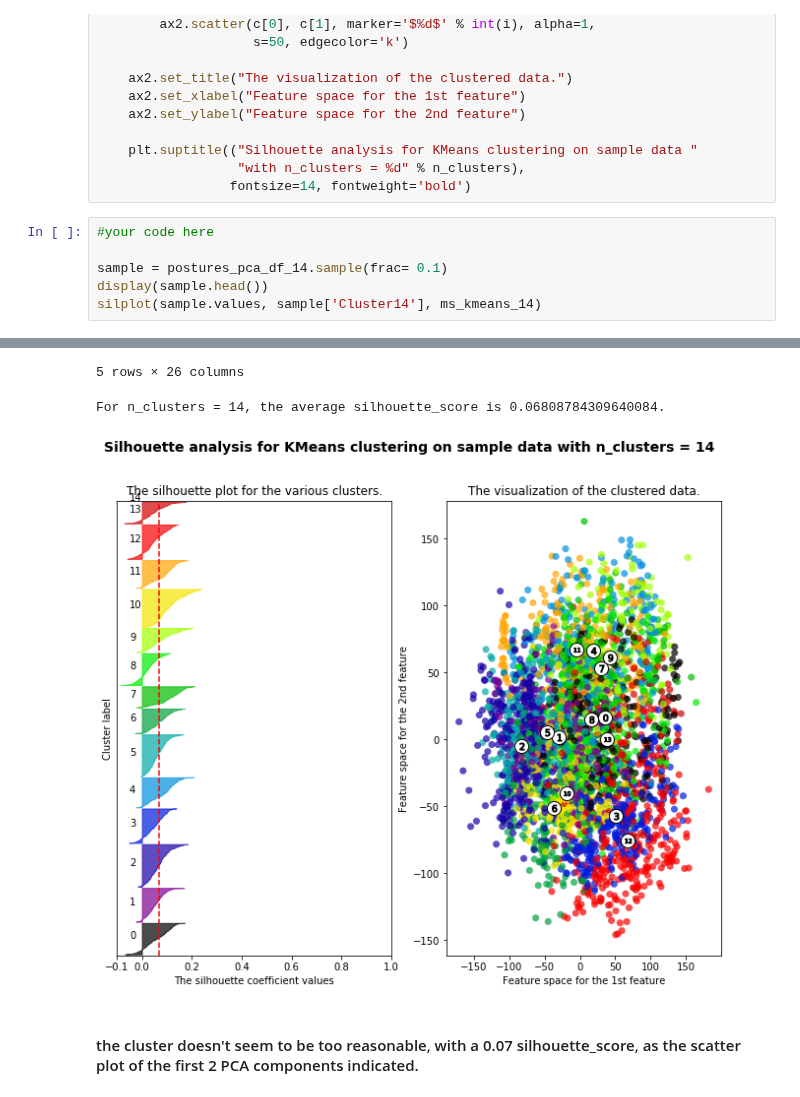
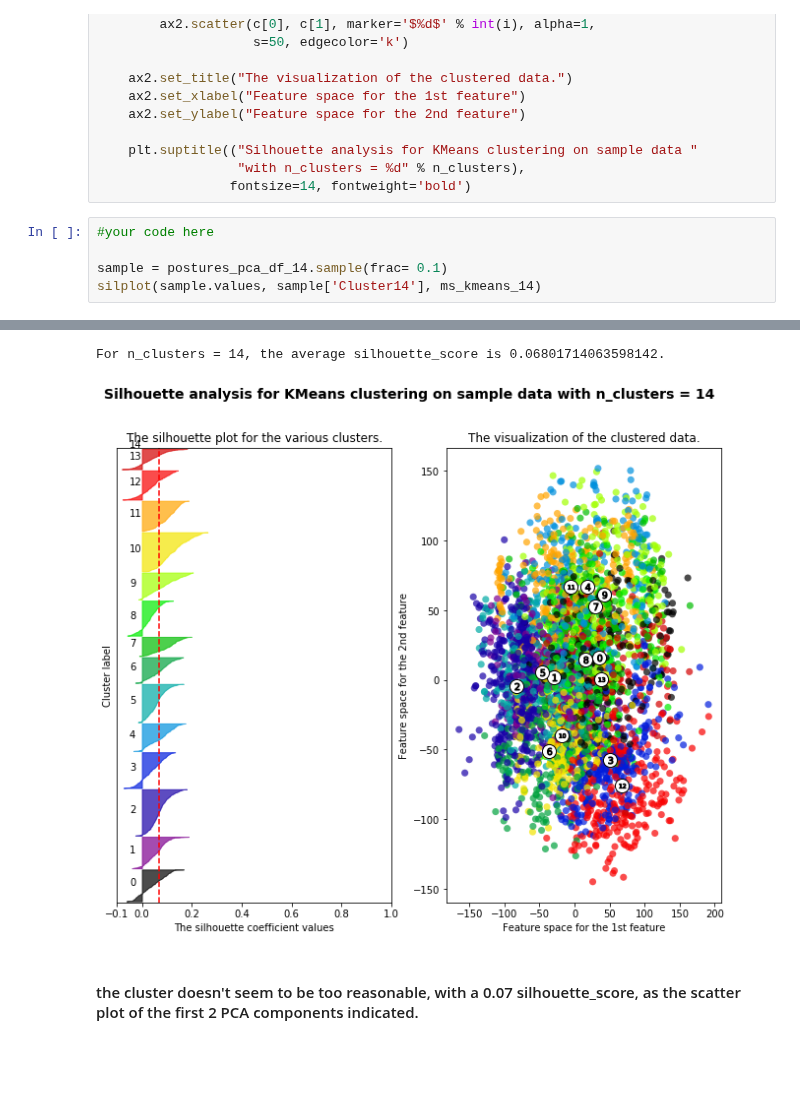
Before and after one commit to jackxxu/2020-CS109B, a Jupyter notebook: content/homeworks/hw02/notebook/cs109b_hw2.ipynb, the cells around one changed output, grey strips where cells are left out. Drawn from its saved outputs; the diff is of its cells as text; blank space fills up the shorter version.

```diff
--- a/content/homeworks/hw02/notebook/cs109b_hw2.ipynb
+++ b/content/homeworks/hw02/notebook/cs109b_hw2.ipynb
@@ -314,6 +314,5 @@ def silplot(X, cluster_labels, clusterer, pointlabels=None):
 #your code here
 
 sample = postures_pca_df_14.sample(frac= 0.1)
-display(sample.head())
 silplot(sample.values, sample['Cluster14'], ms_kmeans_14)
 # %% [output]
@@ -326,6 +319,5 @@ silplot(sample.values, sample['Cluster14'], ms_kmeans_14)
-5 rows × 26 columns
+For n_clusters = 14, the average silhouette_score is 0.06801714063598142.
-For n_clusters = 14, the average silhouette_score is 0.06808784309640084.
-[figure, old version]
+[figure, new version]
 # %% [markdown]
 #### the cluster doesn't seem to be too reasonable, with a 0.07 silhouette_score, as the scatter plot of the first 2 PCA components indicated.
 # %% [markdown]
```
Also changed, not shown: parts of 4 cells of this notebook.
